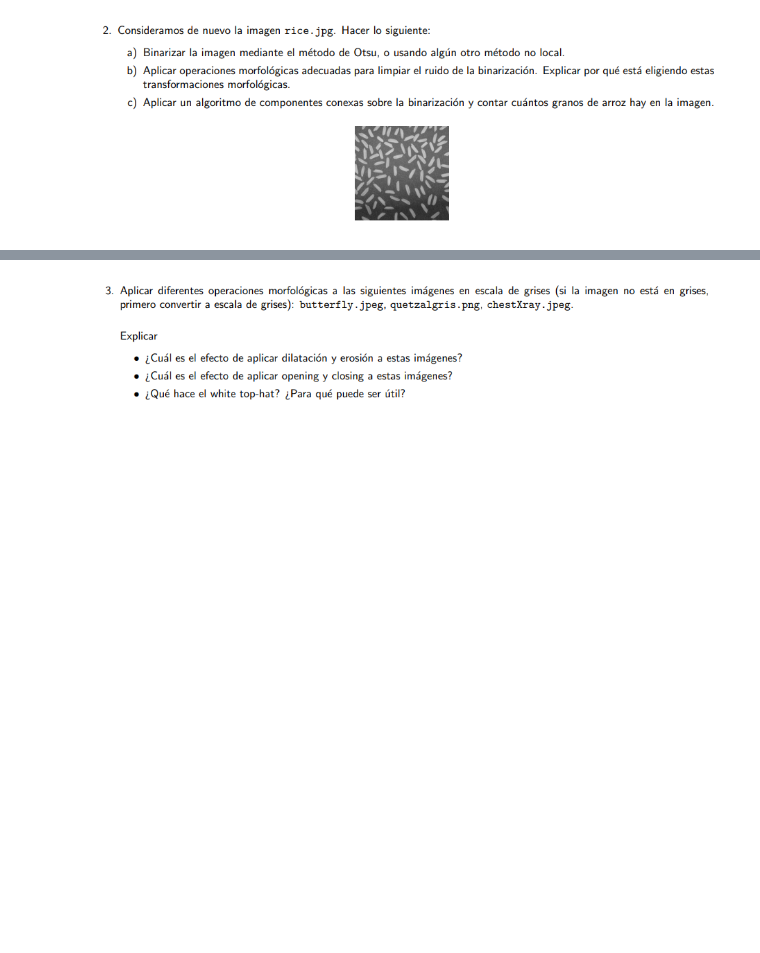
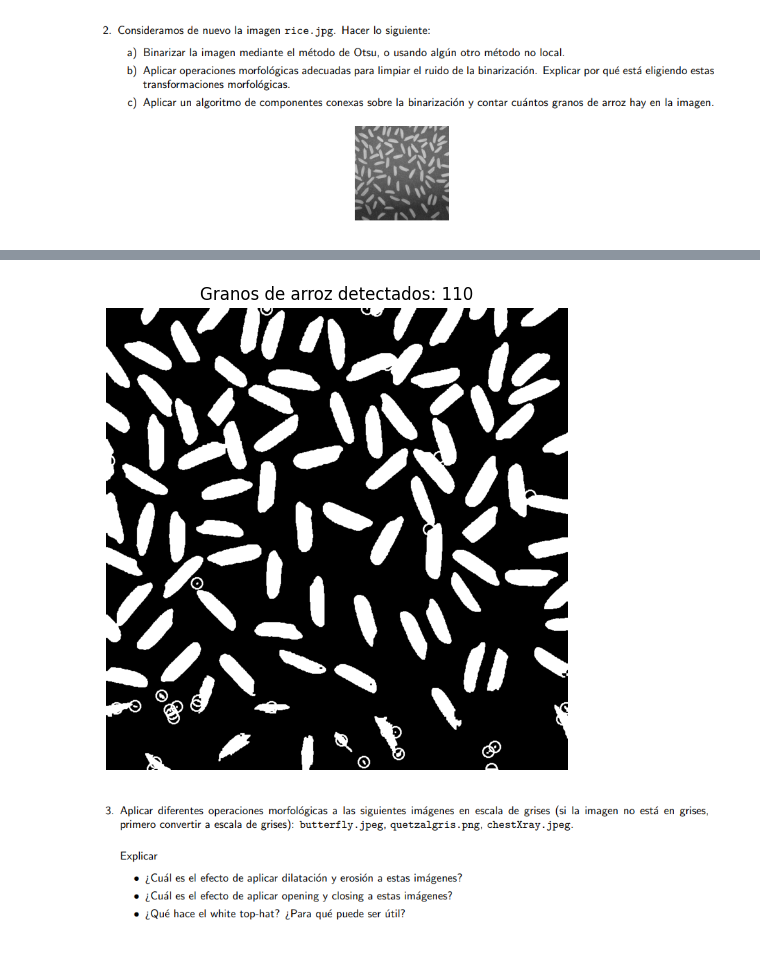
Before and after one commit to MarioGuerra21008/Lab2VC, a Jupyter notebook: main.ipynb, the cells around one changed output, grey strips where cells are left out. Saved outputs shown, nothing was run; the diff lists cells and outputs as text; code cells hidden in the pictures; blank space fills up the shorter version.

```diff
--- a/main.ipynb
+++ b/main.ipynb
@@ -56,3 +93,23 @@ plt.show()
+# %%
+# Etiquetar las componentes conexas
+num_labels, labels, stats, centroids = cv2.connectedComponentsWithStats(cleaned_image)
+
+# Crear una copia de la imagen limpia para marcar los granos
+rice_clean_labeled = cleaned_image.copy()
+
+# Dibujar círculos en cada grano de arroz detectado
+for i in range(1, num_labels):  # Se omite el fondo (label 0)
+    x, y = int(centroids[i][0]), int(centroids[i][1])
+    cv2.circle(rice_clean_labeled, (x, y), 10, (255, 255, 255), 2)  # Blanco para resaltar los granos
+
+# Mostrar la imagen con los granos detectados
+plt.figure(figsize=(10, 6))
+plt.imshow(rice_clean_labeled, cmap='gray')
+plt.title(f'Granos de arroz detectados: {num_labels - 1}')
+plt.axis('off')
+plt.show()
+# %% [output]
+[figure, added]
 # %% [markdown]
 ![image.png](attachment:image.png)
 # %%
```
Also changed, not shown: parts of 3 cells of this notebook.
